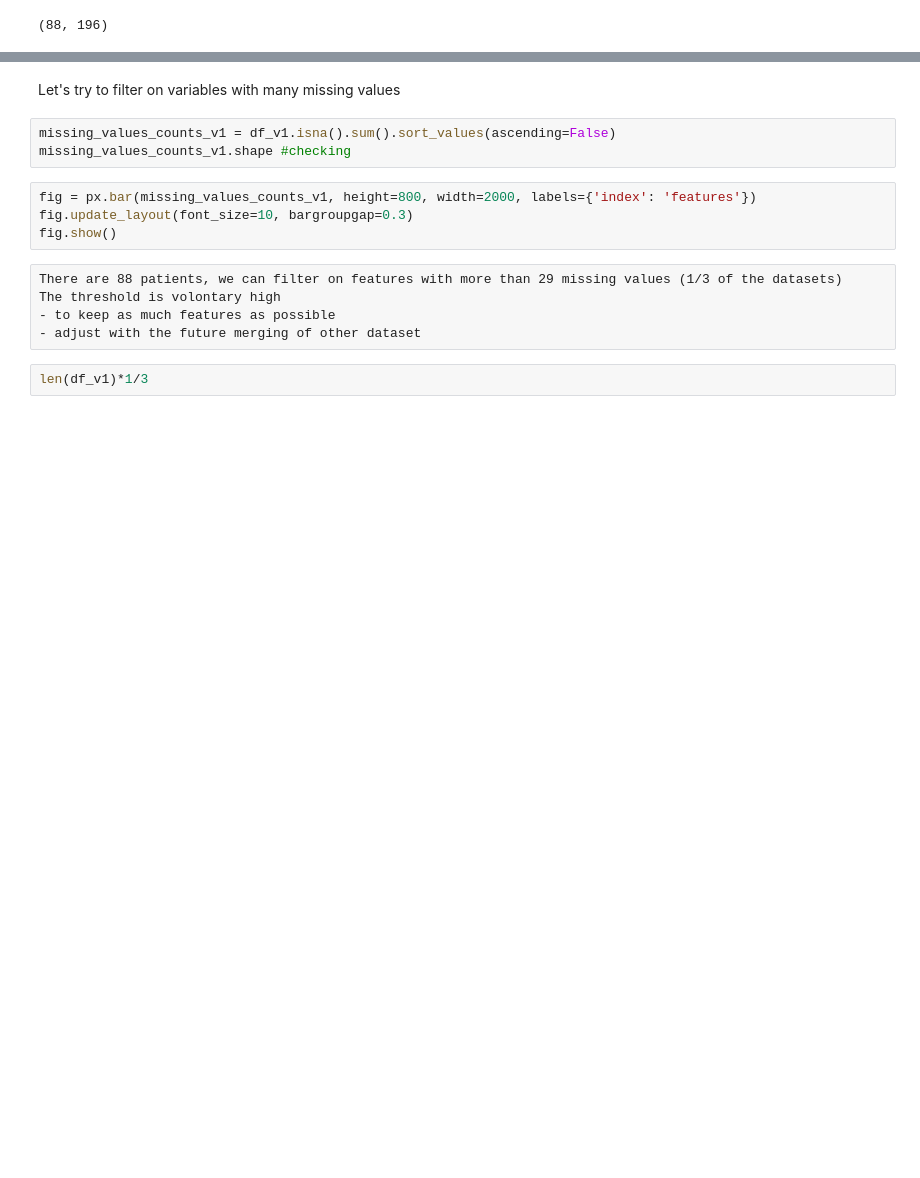
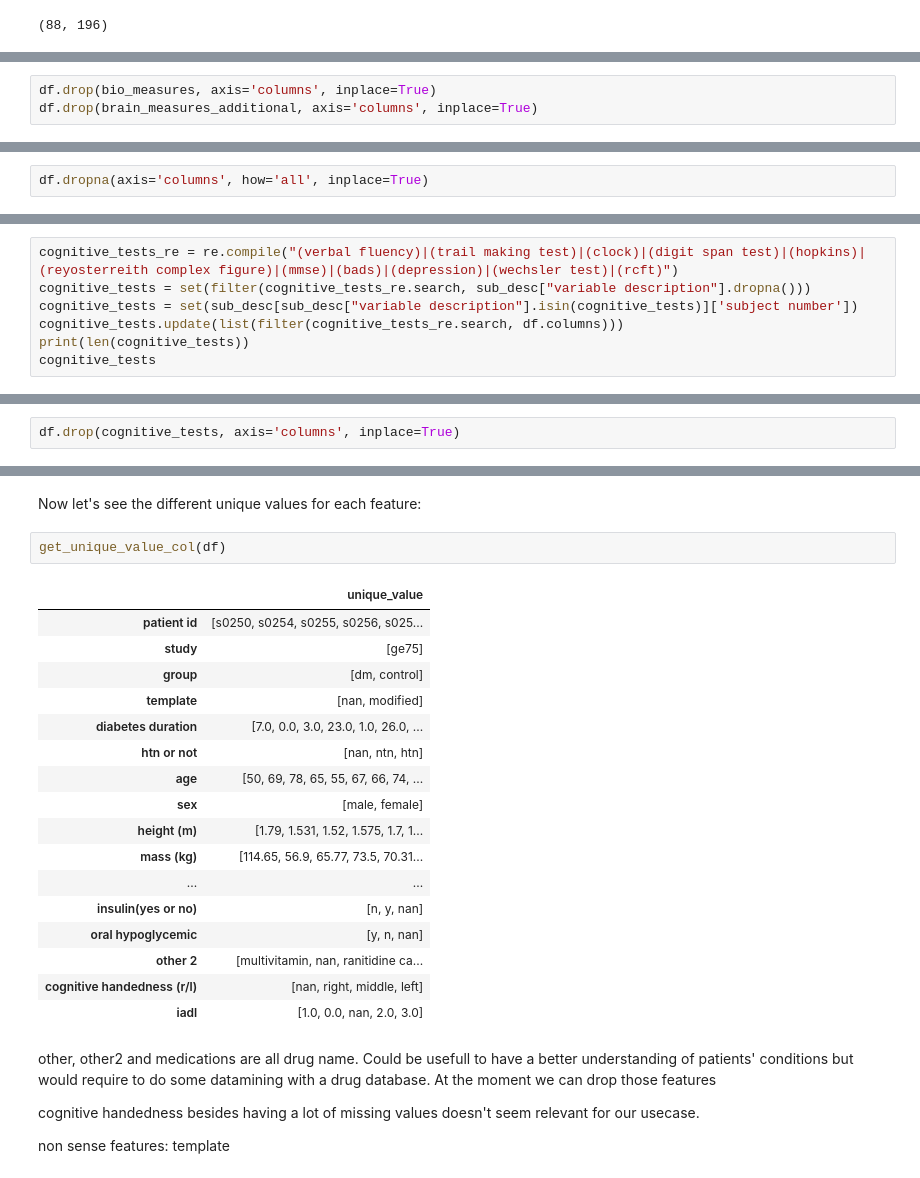
Before and after one commit to victoriafathi/DiabetesFork, a Jupyter notebook: data_exploration/cerebral_perfusion_diabetes.ipynb, the cells around one changed output, grey strips where cells are left out. Saved outputs shown, nothing was run; the diff lists cells and outputs as text; blank space fills up the shorter version.

Commit message:
data analysis perfusion dataset

```diff
--- a/data_exploration/cerebral_perfusion_diabetes.ipynb
+++ b/data_exploration/cerebral_perfusion_diabetes.ipynb
@@ -203,0 +348,3 @@ df_v1.shape
+# %%
+df.drop(bio_measures, axis='columns', inplace=True)
+df.drop(brain_measures_additional, axis='columns', inplace=True)
@@ -203,0 +390,2 @@ df_v1.shape
+# %%
+df.dropna(axis='columns', how='all', inplace=True)
@@ -203,0 +410,7 @@ df_v1.shape
+# %%
+cognitive_tests_re = re.compile("(verbal fluency)|(trail making test)|(clock)|(digit span test)|(hopkins)|(reyosterreith complex figure)|(mmse)|(bads)|(depression)|(wechsler test)|(rcft)")
+cognitive_tests = set(filter(cognitive_tests_re.search, sub_desc["variable description"].dropna()))
+cognitive_tests = set(sub_desc[sub_desc["variable description"].isin(cognitive_tests)]['subject number'])
+cognitive_tests.update(list(filter(cognitive_tests_re.search, df.columns)))
+print(len(cognitive_tests))
+cognitive_tests
@@ -203,0 +436,2 @@ df_v1.shape
+# %%
+df.drop(cognitive_tests, axis='columns', inplace=True)
@@ -204,16 +450,28 @@ df_v1.shape
+# %% [markdown]
+Now let's see the different unique values for each feature:
+# %%
+get_unique_value_col(df)
+# %% [output]
+|  | unique_value |
+| patient id | [s0250, s0254, s0255, s0256, s025... |
+| study | [ge75] |
+| group | [dm, control] |
+| template | [nan, modified] |
+| diabetes duration | [7.0, 0.0, 3.0, 23.0, 1.0, 26.0, ... |
+| htn or not | [nan, ntn, htn] |
+| age | [50, 69, 78, 65, 55, 67, 66, 74, ... |
+| sex | [male, female] |
+| height (m) | [1.79, 1.531, 1.52, 1.575, 1.7, 1... |
+| mass (kg) | [114.65, 56.9, 65.77, 73.5, 70.31... |
+| ... | ... |
+| insulin(yes or no) | [n, y, nan] |
+| oral hypoglycemic | [y, n, nan] |
+| other 2 | [multivitamin, nan, ranitidine ca... |
+| cognitive handedness (r/l) | [nan, right, middle, left] |
+| iadl | [1.0, 0.0, nan, 2.0, 3.0] |
 # %% [markdown]
-Let's try to filter on variables with many missing values
+other, other2 and medications are all drug name. Could be usefull to have a better understanding of patients' conditions but would require to do some datamining with a drug database. At the moment we can drop those features
+
+cognitive handedness besides having a lot of missing values doesn't seem relevant for our usecase.
+
+non sense features: template
-# %%
-missing_values_counts_v1 = df_v1.isna().sum().sort_values(ascending=False)
-missing_values_counts_v1.shape #checking
-# %%
-fig = px.bar(missing_values_counts_v1, height=800, width=2000, labels={'index': 'features'})
-fig.update_layout(font_size=10, bargroupgap=0.3)
-fig.show()
-# %% [raw]
-There are 88 patients, we can filter on features with more than 29 missing values (1/3 of the datasets)
-The threshold is volontary high
-- to keep as much features as possible
-- adjust with the future merging of other dataset
-# %%
-len(df_v1)*1/3
```
Also changed, not shown: parts of 41 cells of this notebook.
